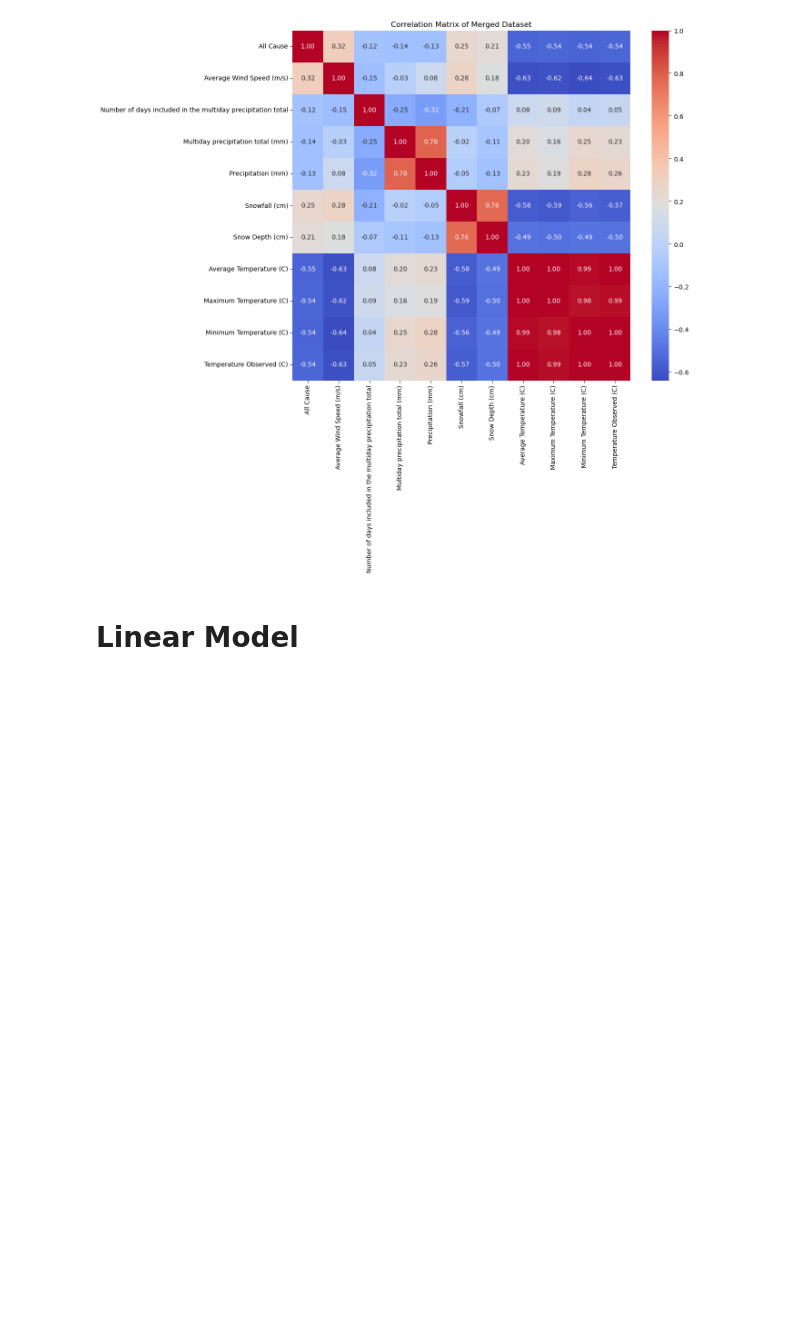
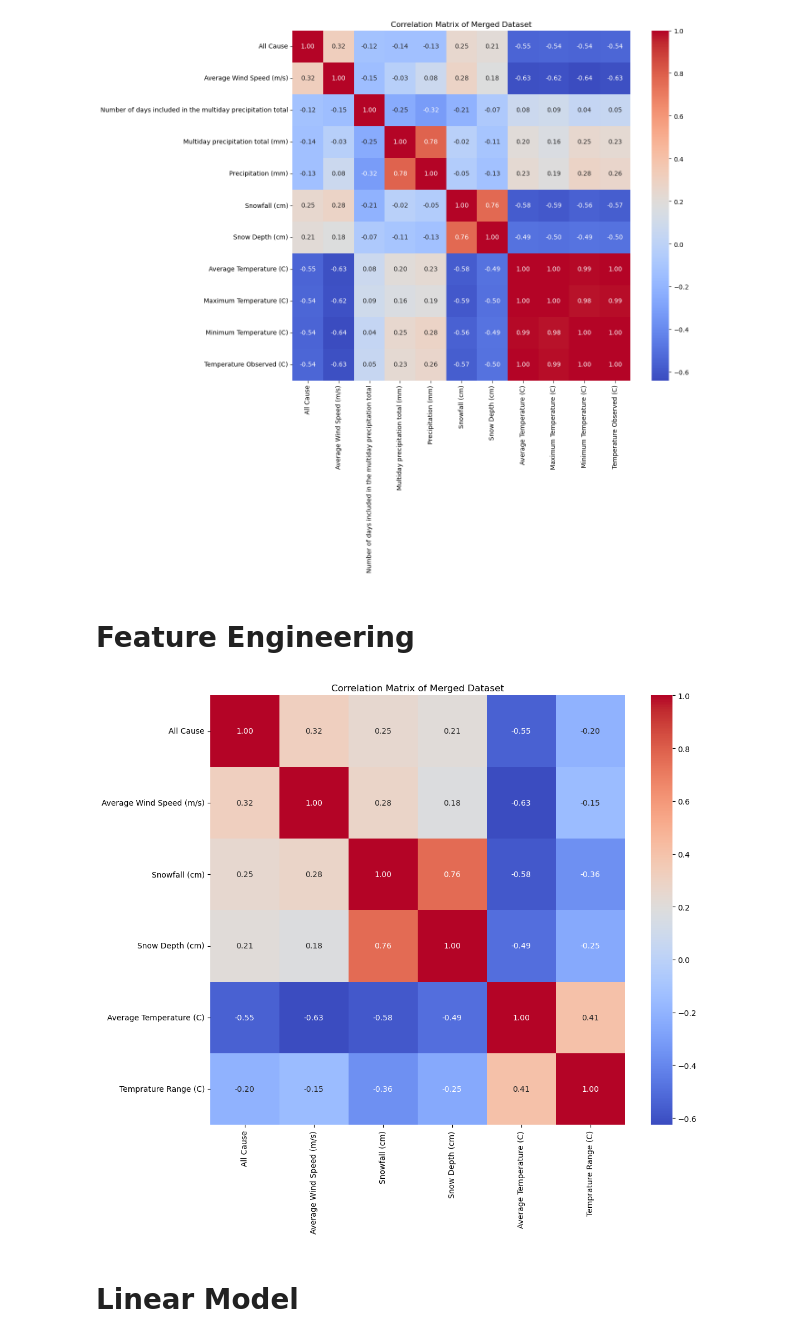
Before and after one commit to mohi-m/Mortality-Predictor, a Jupyter notebook: main.ipynb, the cells around one changed output. Drawn from its saved outputs; the diff is of its cells as text; code cells hidden in the pictures; blank space fills up the shorter version.

```diff
--- a/main.ipynb
+++ b/main.ipynb
@@ -97,5 +176,22 @@ plt.title("Correlation Matrix of Merged Dataset")
 plt.show()
 # %% [output]
 [figure]
+# %% [markdown]
+# Feature Engineering
+# %%
+merged_dataset['Temprature Range (C)'] = merged_dataset['Maximum Temperature (C)'] - merged_dataset['Minimum Temperature (C)']
+
+columns = ['All Cause', 'Average Wind Speed (m/s)', 'Snowfall (cm)', 'Snow Depth (cm)',
+           'Average Temperature (C)', 'Temprature Range (C)']
+
+correlation_matrix = merged_dataset[columns].corr()
+
+# Plot the heatmap
+plt.figure(figsize=(12, 10))
+sns.heatmap(correlation_matrix, annot=True, fmt=".2f", cmap="coolwarm", cbar=True)
+plt.title("Correlation Matrix of Merged Dataset")
+plt.show()
+# %% [output]
+[figure, added]
 # %% [markdown]
 # Linear Model
```
Also changed, not shown: parts of 5 cells of this notebook.
